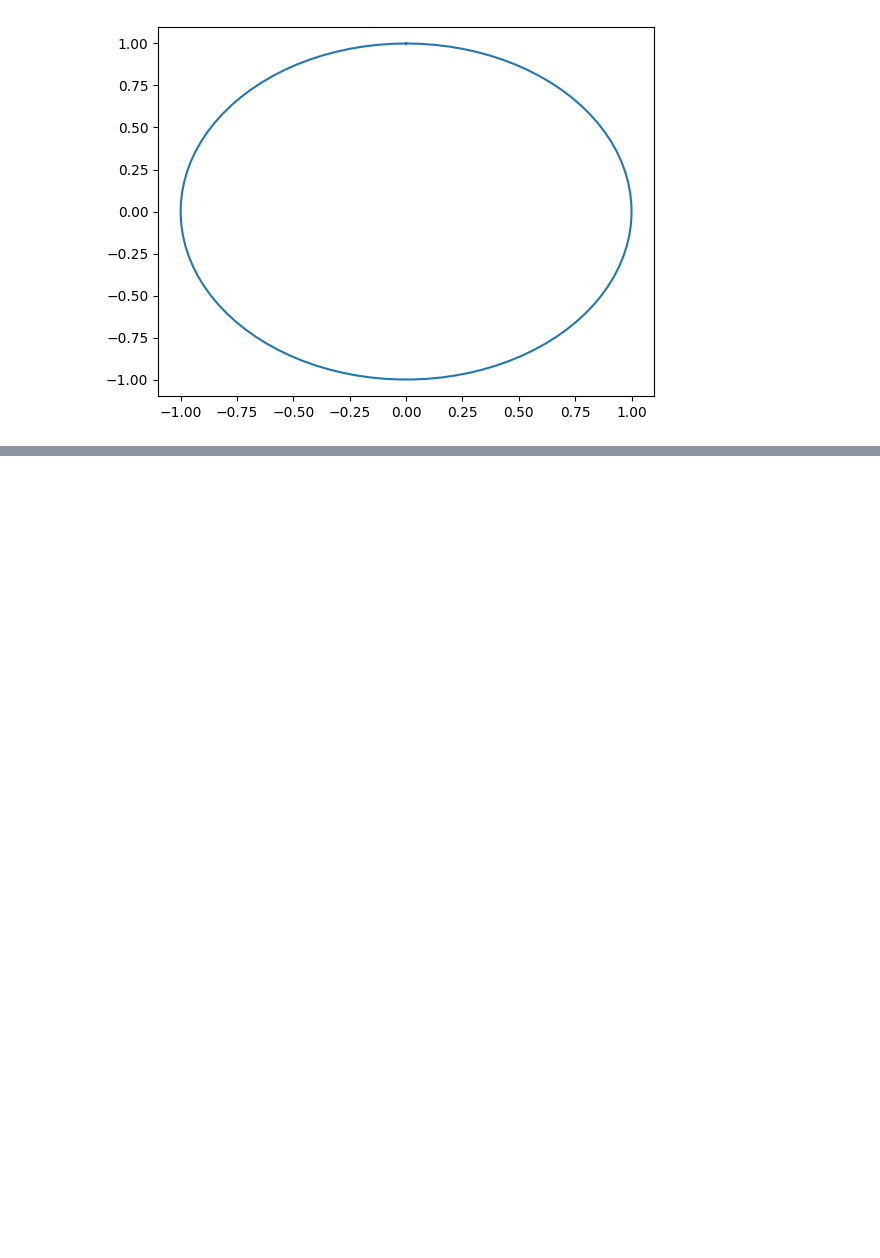
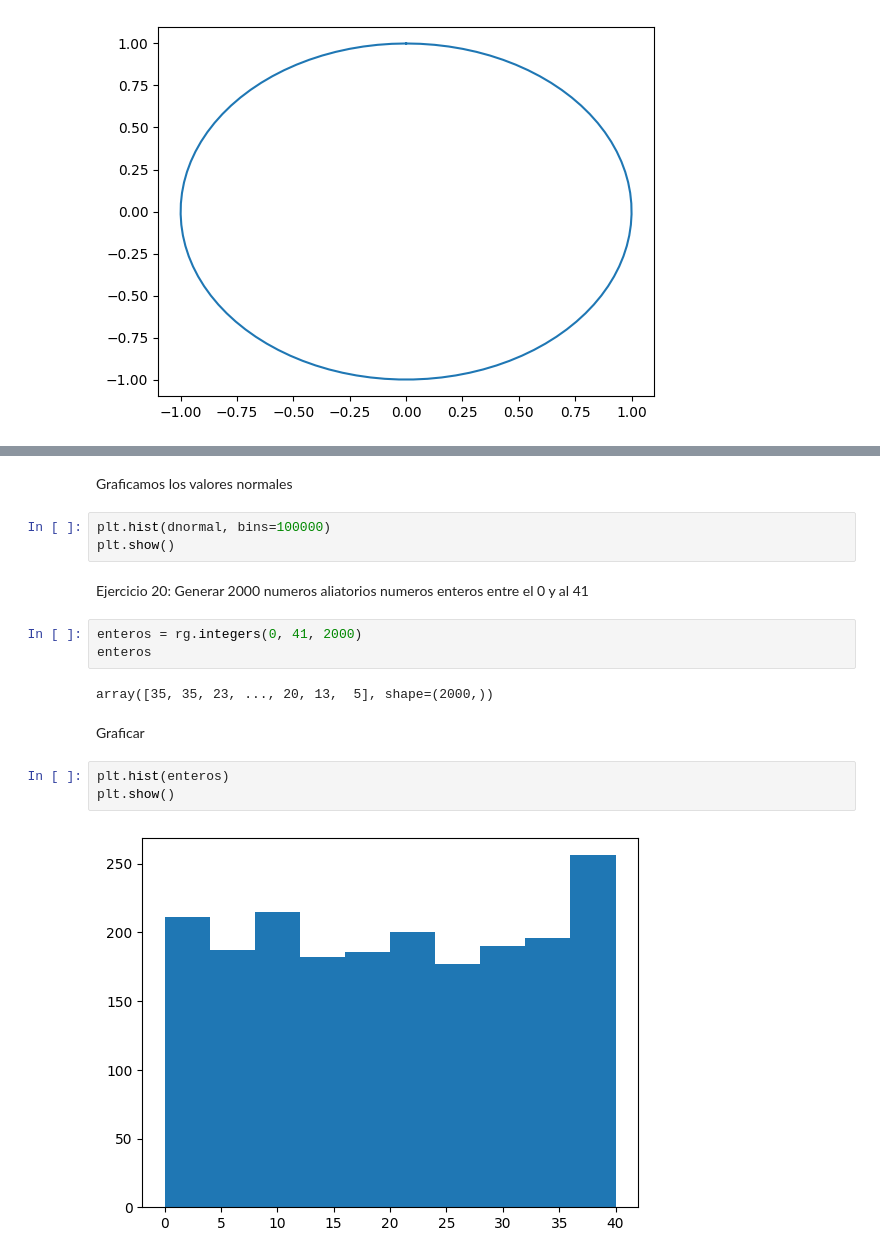
Before and after one commit to juan33344/MatrizVectores, a Jupyter notebook: Matrizesyvectores/ejercicioNumpy.ipynb, the cells around one changed output, grey strips where cells are left out. Cells and saved outputs as stored; diff of their text form; blank space fills up the shorter version.

```diff
--- a/Matrizesyvectores/ejercicioNumpy.ipynb
+++ b/Matrizesyvectores/ejercicioNumpy.ipynb
@@ -199,0 +275,20 @@ NameError: name 'plt' is not defined
+# %% [markdown]
+Graficamos los valores normales
+# %%
+plt.hist(dnormal, bins=100000)
+plt.show()
+# %% [markdown]
+Ejercicio 20:
+Generar 2000 numeros aliatorios numeros enteros entre el 0 y al 41
+# %%
+enteros = rg.integers(0, 41, 2000)
+enteros
+# %% [output]
+array([35, 35, 23, ..., 20, 13,  5], shape=(2000,))
+# %% [markdown]
+Graficar
+# %%
+plt.hist(enteros)
+plt.show()
+# %% [output]
+[figure, added]
```
Also changed, not shown: parts of 46 cells of this notebook.
